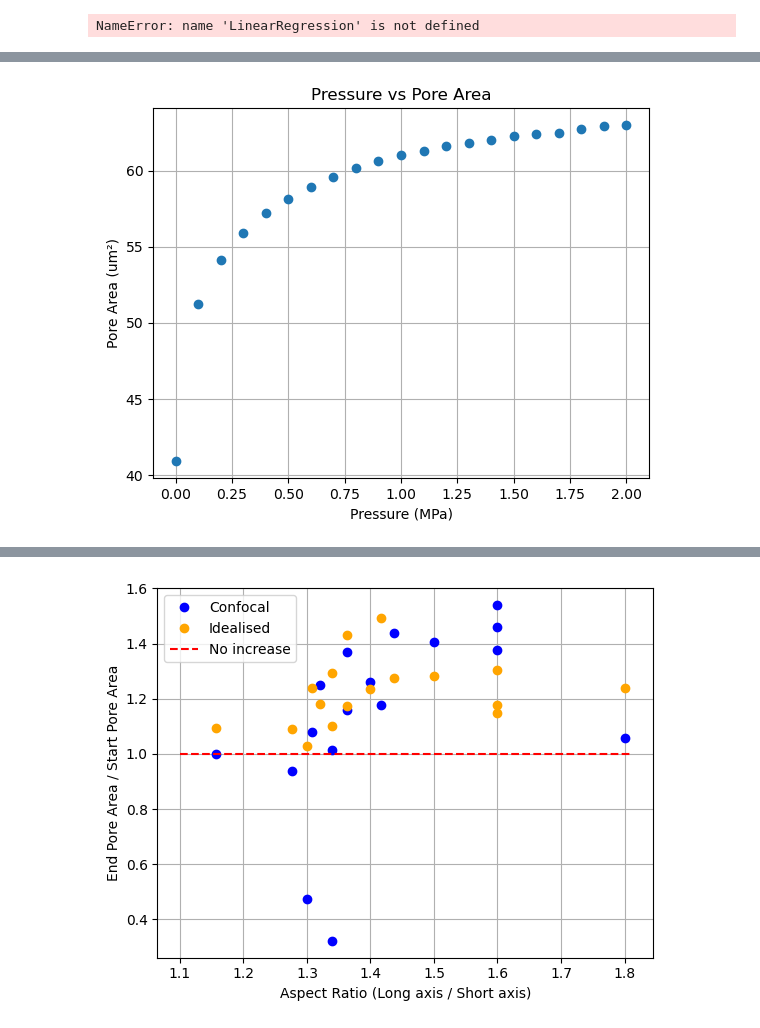
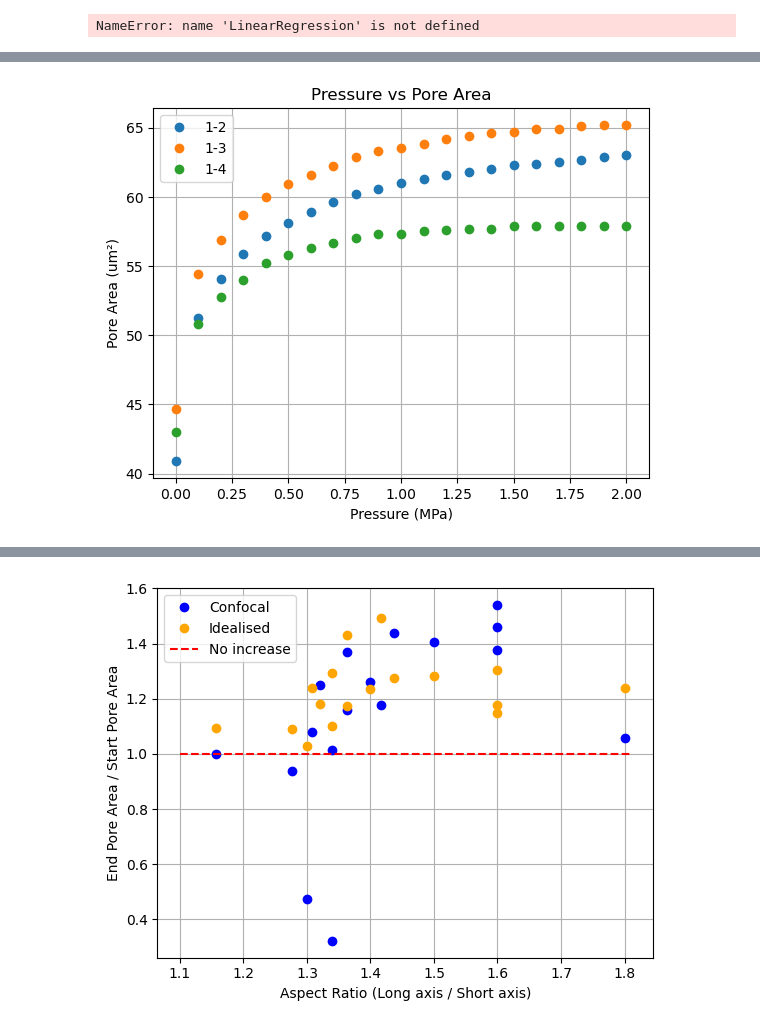
Before and after one commit to mtomtom/onion-stomatal-geometry, a Jupyter notebook: output/results.ipynb, the cells around one changed output, grey strips where cells are left out. Cells and saved outputs as stored; diff of their text form; code cells hidden in the pictures.

```diff
--- a/output/results.ipynb
+++ b/output/results.ipynb
@@ -1057,27 +1074,29 @@ NameError: name 'LinearRegression' is not defined
 # %%
 # Plot pressure vs pore area
 ## Standardise colours for confocal and idealised
 
 confocal_colour = "blue"
 idealised_colour = "orange"
 
 import matplotlib.pyplot as plt
 
 pressure = [0,0.1, 0.2, 0.3, 0.4, 0.5, 0.6, 0.7, 0.8, 0.9, 1.0, 1.1, 1.2, 1.3, 1.4, 1.5, 1.6, 1.7, 1.8, 1.9, 2.0]
 pore_area_1_2 = [40.92, 51.25, 54.1, 55.9, 57.2, 58.1, 58.9, 59.6, 60.2, 60.6, 61, 61.3, 61.6, 61.8, 62, 62.3, 62.4, 62.5, 62.7, 62.9, 63]
 pore_area_1_3 = [44.7, 54.4, 56.9, 58.7, 60.0, 60.9, 61.6,62.2, 62.9, 63.3, 63.5, 63.8, 64.2, 64.4, 64.6, 64.7, 64.9, 64.9, 65.1, 65.2, 65.2]
 pore_area_1_4 = [43.0, 50.8, 52.8, 54, 55.2, 55.8, 56.3, 56.7, 57, 57.3, 57.3, 57.5, 57.6, 57.7, 57.7, 57.9, 57.9, 57.9, 57.9, 57.9, 57.9]
 
-plt.plot(pressure, pore_area, 'o')
+plt.plot(pressure, pore_area_1_2, 'o', label='1-2')
+plt.plot(pressure, pore_area_1_3, 'o', label='1-3')
+plt.plot(pressure, pore_area_1_4, 'o', label='1-4')
 plt.xlabel('Pressure (MPa)')
 plt.ylabel('Pore Area (um²)')
 plt.title('Pressure vs Pore Area')
 plt.grid(True)
 plt.legend()
 plt.savefig("pressure_vs_pore_area.png", dpi=300)
 plt.show()
 # %% [output]
-[figure, old version]
+[figure, new version]
 # %%
 ## Mesh inflations (23rd July)
 ##E1E2E3 = 100, pressure = 2MPa
```
Also changed, not shown: parts of 2 cells of this notebook.
